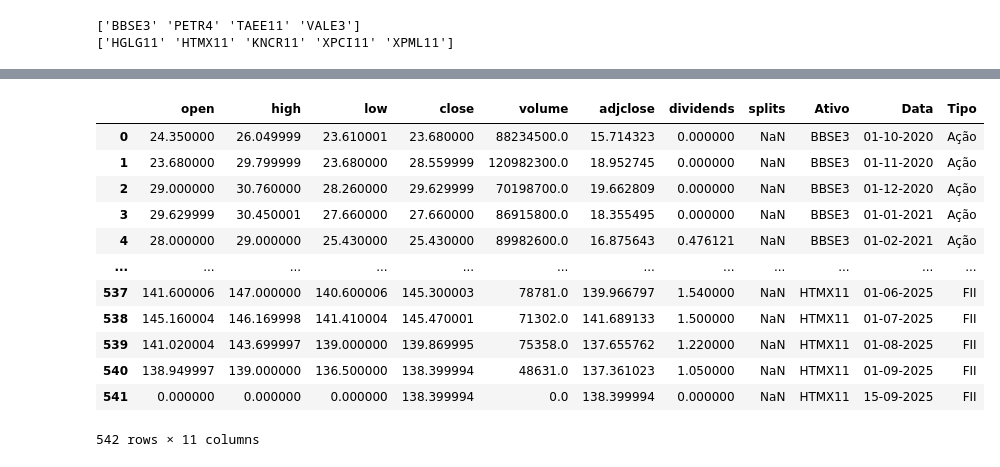
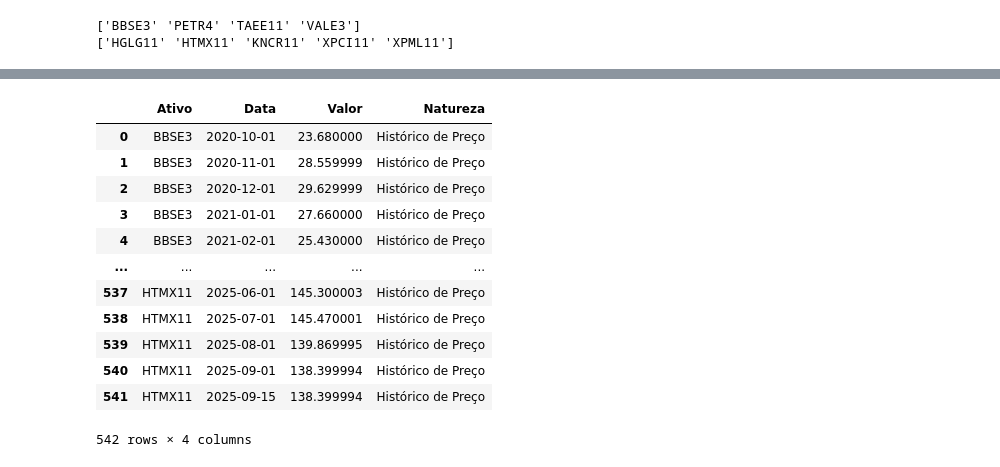
Before and after one commit to LuisHenrique7/Analise-Financeira, a Jupyter notebook: Modelagem da Carteira de Ativos.ipynb, the cells around one changed output, grey strips where cells are left out. Saved outputs shown, nothing was run; the diff lists cells and outputs as text; code cells hidden in the pictures.

```diff
--- a/Modelagem da Carteira de Ativos.ipynb
+++ b/Modelagem da Carteira de Ativos.ipynb
@@ -179,29 +160,7 @@ df_ativos
 # %%
 df_fiis = pd.read_csv('Dados Modelados/historico_Fii.csv')
-
-lista_ativos_selecionados = [
-    # Ações
-    "BBSE3",
-	"PETR4",
-	"TAEE11",
-	"VALE3",
-
-    # FIIs
-    "HGLG11",
-    "HTMX11",
-    "KNCR11",
-    "XPML11",
-    "XPCI11"
-
-]
-
-lista_index = []
-for i in df_fiis.index:
-    if df_fiis.loc[i, "Ativo"] in lista_ativos_selecionados:
-        lista_index.append(i)
-
-df_fiis = df_fiis.loc[lista_index, :]
-df_fiis.index = range(0, len(df_fiis))
-df_fiis['Tipo'] = "FII"
+df_fiis = df_fiis.loc[df_fiis["Ativo"].isin(lista_ativos_selecionados)]
+# df_fiis.index = range(0, len(df_fiis))
+# df_fiis['Tipo Ativo'] = "FII"
 df_fiis
 # %% [output]
@@ -221,19 +180,23 @@ df_fiis
 # %%
-ativos_concatenados = pd.concat([df_ativos, df_fiis])
-ativos_concatenados.index = range(0, len(ativos_concatenados))
-ativos_concatenados
+df_historico = pd.concat([df_ativos, df_fiis])
+df_historico = df_historico.filter(["Ativo", "Data", "close"])
+df_historico.rename(columns={"close": "Valor"}, inplace=True)
+df_historico["Natureza"] = ["Histórico de Preço"] * len(df_historico)
+df_historico["Data"] = pd.to_datetime(df_historico["Data"], format="%d-%m-%Y")
+df_historico.index = range(0, len(df_historico))
+df_historico
 # %% [output]
-|  | open | high | low | close | volume | adjclose | dividends | splits | Ativo | Data | Tipo |
-| 0 | 24.350000 | 26.049999 | 23.610001 | 23.680000 | 88234500.0 | 15.714323 | 0.000000 | NaN | BBSE3 | 01-10-2020 | Ação |
-| 1 | 23.680000 | 29.799999 | 23.680000 | 28.559999 | 120982300.0 | 18.952745 | 0.000000 | NaN | BBSE3 | 01-11-2020 | Ação |
-| 2 | 29.000000 | 30.760000 | 28.260000 | 29.629999 | 70198700.0 | 19.662809 | 0.000000 | NaN | BBSE3 | 01-12-2020 | Ação |
-| 3 | 29.629999 | 30.450001 | 27.660000 | 27.660000 | 86915800.0 | 18.355495 | 0.000000 | NaN | BBSE3 | 01-01-2021 | Ação |
-| 4 | 28.000000 | 29.000000 | 25.430000 | 25.430000 | 89982600.0 | 16.875643 | 0.476121 | NaN | BBSE3 | 01-02-2021 | Ação |
-| ... | ... | ... | ... | ... | ... | ... | ... | ... | ... | ... | ... |
-| 537 | 141.600006 | 147.000000 | 140.600006 | 145.300003 | 78781.0 | 139.966797 | 1.540000 | NaN | HTMX11 | 01-06-2025 | FII |
-| 538 | 145.160004 | 146.169998 | 141.410004 | 145.470001 | 71302.0 | 141.689133 | 1.500000 | NaN | HTMX11 | 01-07-2025 | FII |
-| 539 | 141.020004 | 143.699997 | 139.000000 | 139.869995 | 75358.0 | 137.655762 | 1.220000 | NaN | HTMX11 | 01-08-2025 | FII |
-| 540 | 138.949997 | 139.000000 | 136.500000 | 138.399994 | 48631.0 | 137.361023 | 1.050000 | NaN | HTMX11 | 01-09-2025 | FII |
-| 541 | 0.000000 | 0.000000 | 0.000000 | 138.399994 | 0.0 | 138.399994 | 0.000000 | NaN | HTMX11 | 15-09-2025 | FII |
+|  | Ativo | Data | Valor | Natureza |
+| 0 | BBSE3 | 2020-10-01 | 23.680000 | Histórico de Preço |
+| 1 | BBSE3 | 2020-11-01 | 28.559999 | Histórico de Preço |
+| 2 | BBSE3 | 2020-12-01 | 29.629999 | Histórico de Preço |
+| 3 | BBSE3 | 2021-01-01 | 27.660000 | Histórico de Preço |
+| 4 | BBSE3 | 2021-02-01 | 25.430000 | Histórico de Preço |
+| ... | ... | ... | ... | ... |
+| 537 | HTMX11 | 2025-06-01 | 145.300003 | Histórico de Preço |
+| 538 | HTMX11 | 2025-07-01 | 145.470001 | Histórico de Preço |
+| 539 | HTMX11 | 2025-08-01 | 139.869995 | Histórico de Preço |
+| 540 | HTMX11 | 2025-09-01 | 138.399994 | Histórico de Preço |
+| 541 | HTMX11 | 2025-09-15 | 138.399994 | Histórico de Preço |
-542 rows × 11 columns
+542 rows × 4 columns
 # %%
```
Also changed, not shown: parts of 28 cells of this notebook, 2 other files.
